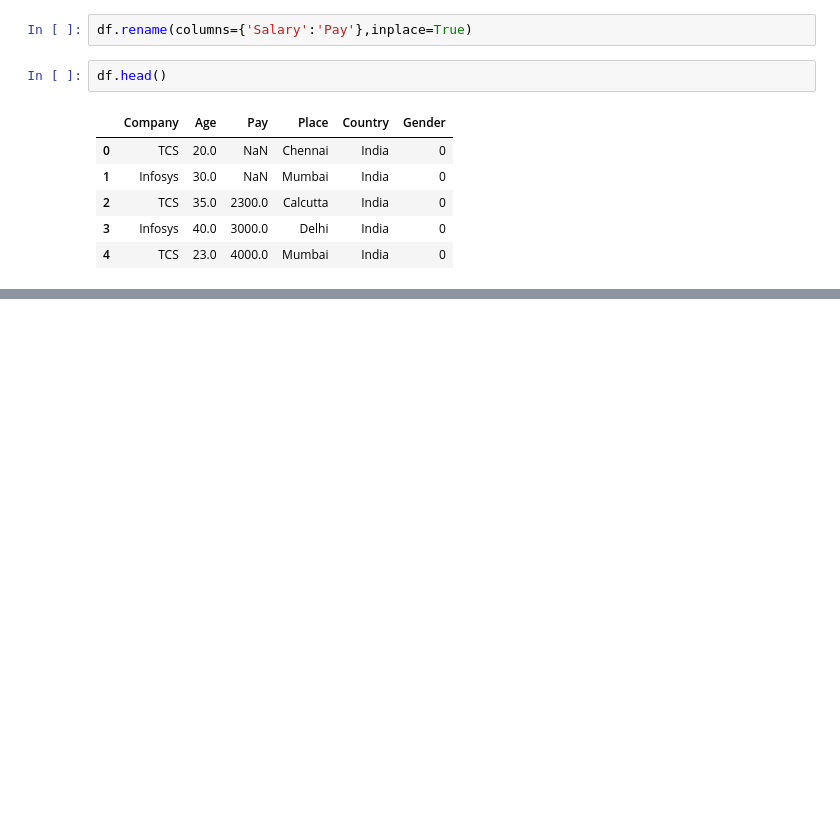
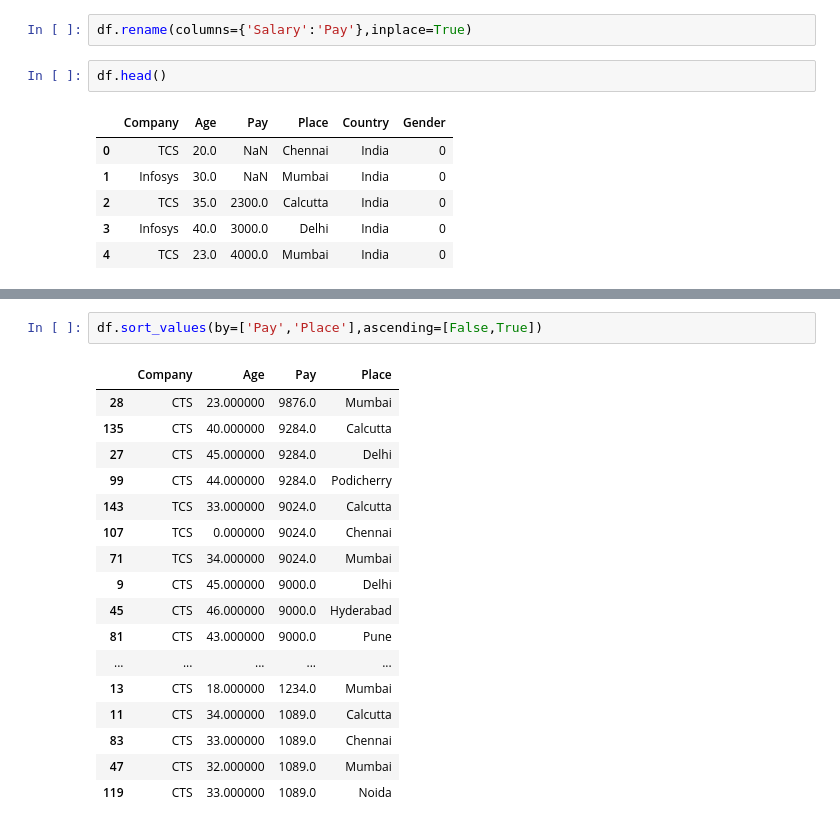
Before and after one commit to RaghulRameshTrainer/VMware_Python, a Jupyter notebook: pandas.ipynb, the cells around one changed output, grey strips where cells are left out. Cells and saved outputs as stored; diff of their text form; blank space fills up the shorter version.

```diff
--- a/pandas.ipynb
+++ b/pandas.ipynb
@@ -217,0 +310,20 @@ df.head()
+# %%
+df.sort_values(by=['Pay','Place'],ascending=[False,True])
+# %% [output]
+|  | Company | Age | Pay | Place |
+| 28 | CTS | 23.000000 | 9876.0 | Mumbai |
+| 135 | CTS | 40.000000 | 9284.0 | Calcutta |
+| 27 | CTS | 45.000000 | 9284.0 | Delhi |
+| 99 | CTS | 44.000000 | 9284.0 | Podicherry |
+| 143 | TCS | 33.000000 | 9024.0 | Calcutta |
+| 107 | TCS | 0.000000 | 9024.0 | Chennai |
+| 71 | TCS | 34.000000 | 9024.0 | Mumbai |
+| 9 | CTS | 45.000000 | 9000.0 | Delhi |
+| 45 | CTS | 46.000000 | 9000.0 | Hyderabad |
+| 81 | CTS | 43.000000 | 9000.0 | Pune |
+| ... | ... | ... | ... | ... |
+| 13 | CTS | 18.000000 | 1234.0 | Mumbai |
+| 11 | CTS | 34.000000 | 1089.0 | Calcutta |
+| 83 | CTS | 33.000000 | 1089.0 | Chennai |
+| 47 | CTS | 32.000000 | 1089.0 | Mumbai |
+| 119 | CTS | 33.000000 | 1089.0 | Noida |
```
Also changed, not shown: parts of 30 cells of this notebook.
